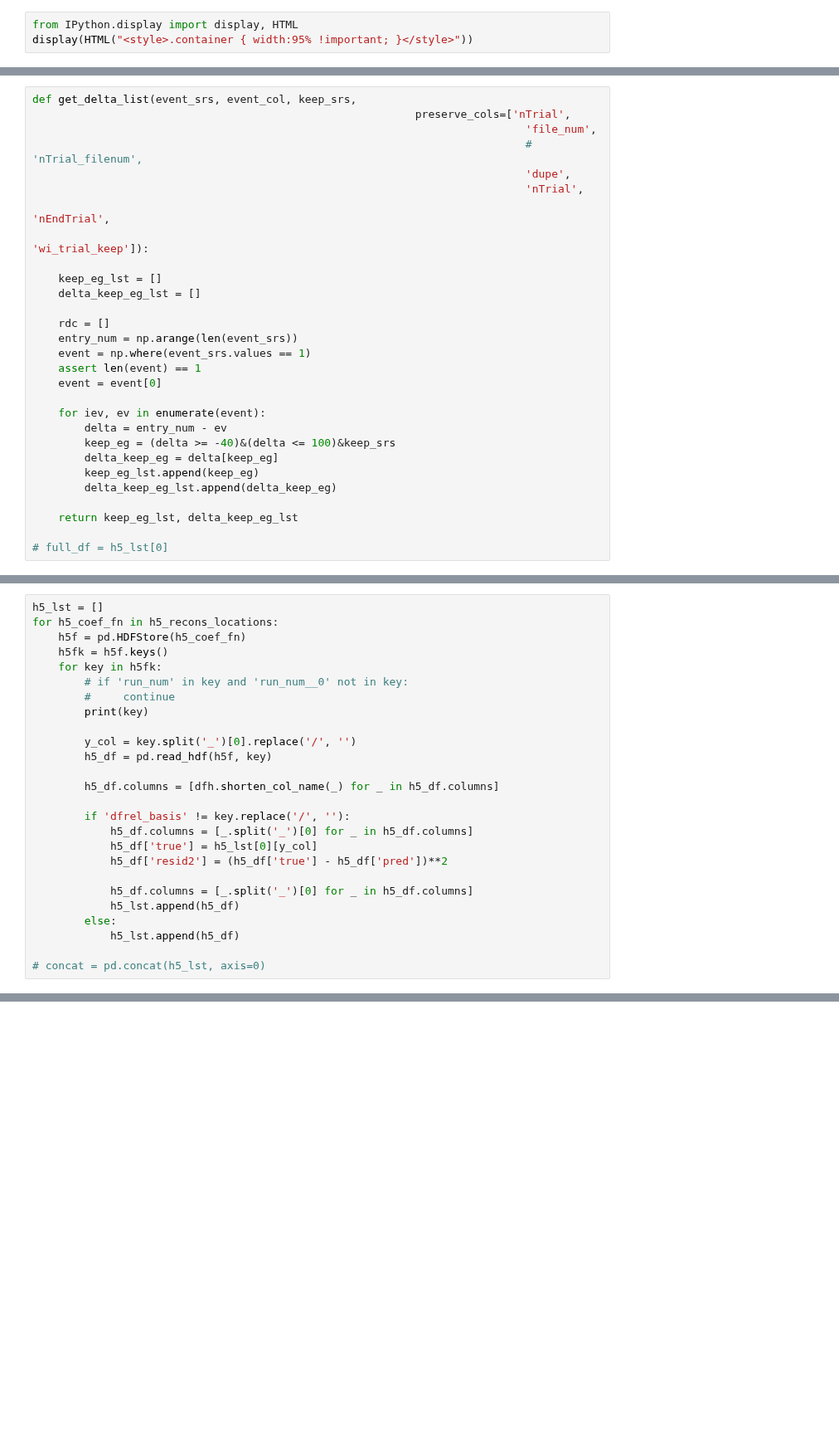
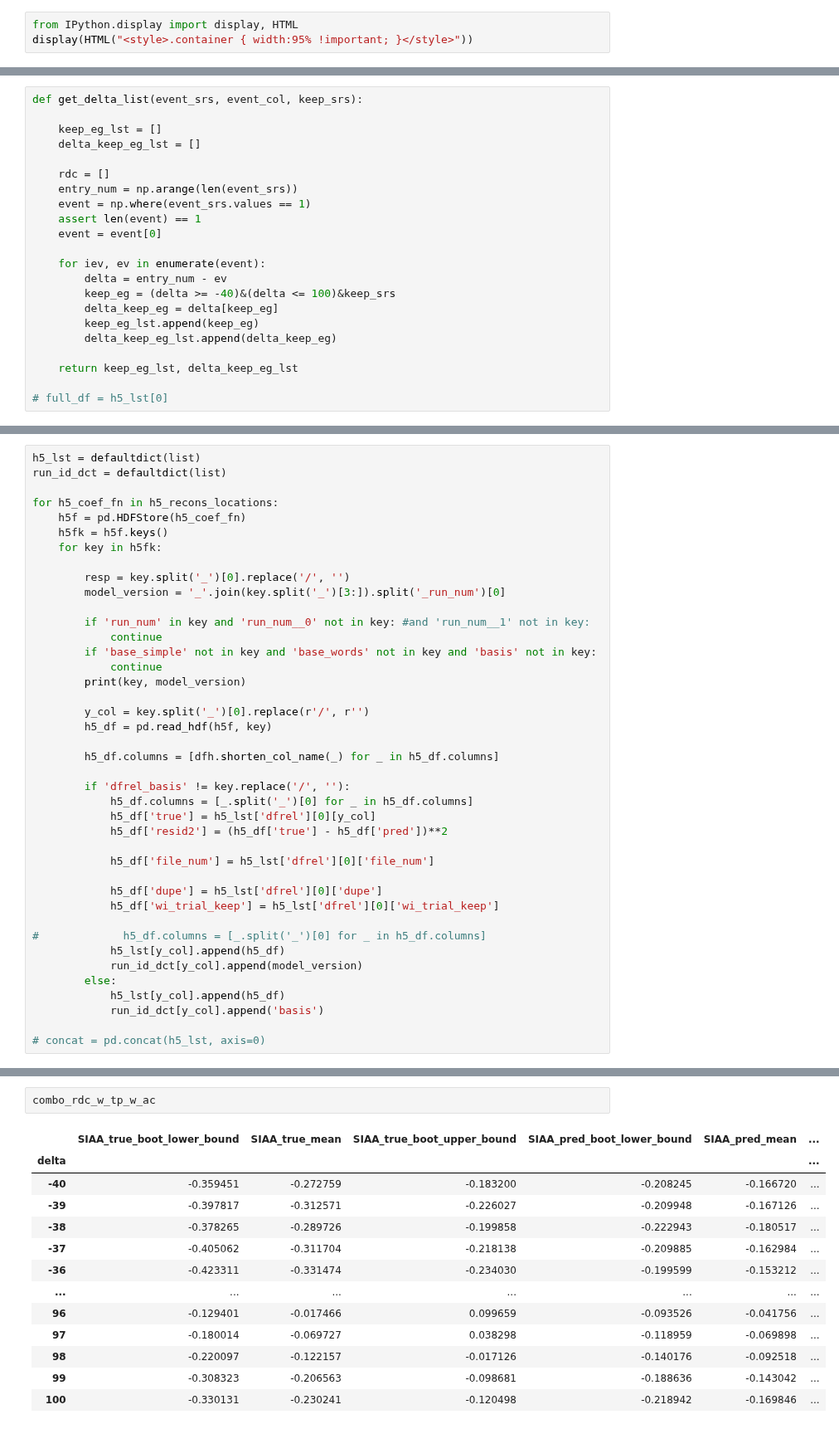
Before and after one commit to kimerein/sabatinilab-glm, a Jupyter notebook: sglm/notebooks/scratch_pad/a-14-pulling-h5-reconstruct.ipynb, the cells around one changed output, grey strips where cells are left out. Shown at 83% size. Cells and saved outputs as stored; diff of their text form; blank space fills up the shorter version.

```diff
--- a/sglm/notebooks/scratch_pad/a-14-pulling-h5-reconstruct.ipynb
+++ b/sglm/notebooks/scratch_pad/a-14-pulling-h5-reconstruct.ipynb
@@ -64,14 +67,7 @@ base_keys = list({
 shortened_keys = [dfh.shorten_col_name(_) for _ in base_keys]
 # base_keys
 # %%
-def get_delta_list(event_srs, event_col, keep_srs,
-                                                           preserve_cols=['nTrial',
-                                                                            'file_num',
-                                                                            # 'nTrial_filenum',
-                                                                            'dupe',
-                                                                            'nTrial',
-                                                                            'nEndTrial',
-                                                                            'wi_trial_keep']):
+def get_delta_list(event_srs, event_col, keep_srs):
 
     keep_eg_lst = []
     delta_keep_eg_lst = []
@@ -159,29 +155,44 @@ def get_delta_list(event_srs, event_col, keep_srs,
 #             reconstruction_data_list.append(rtup)
 #             print(reconstruction_data_list[-1])
 # %%
-h5_lst = []
+h5_lst = defaultdict(list)
+run_id_dct = defaultdict(list)
+
 for h5_coef_fn in h5_recons_locations:
     h5f = pd.HDFStore(h5_coef_fn)
     h5fk = h5f.keys()
     for key in h5fk:
-        # if 'run_num' in key and 'run_num__0' not in key:
-        #     continue
-        print(key)
 
-        y_col = key.split('_')[0].replace('/', '')
+        resp = key.split('_')[0].replace('/', '')
+        model_version = '_'.join(key.split('_')[3:]).split('_run_num')[0]
+
+        if 'run_num' in key and 'run_num__0' not in key: #and 'run_num__1' not in key:
+            continue
+        if 'base_simple' not in key and 'base_words' not in key and 'basis' not in key:
+            continue
+        print(key, model_version)
+
+        y_col = key.split('_')[0].replace(r'/', r'')
         h5_df = pd.read_hdf(h5f, key)
 
         h5_df.columns = [dfh.shorten_col_name(_) for _ in h5_df.columns]
 
         if 'dfrel_basis' != key.replace('/', ''):
             h5_df.columns = [_.split('_')[0] for _ in h5_df.columns]
-            h5_df['true'] = h5_lst[0][y_col]
+            h5_df['true'] = h5_lst['dfrel'][0][y_col]
             h5_df['resid2'] = (h5_df['true'] - h5_df['pred'])**2
 
-            h5_df.columns = [_.split('_')[0] for _ in h5_df.columns]
-            h5_lst.append(h5_df)
+            h5_df['file_num'] = h5_lst['dfrel'][0]['file_num']
+
+            h5_df['dupe'] = h5_lst['dfrel'][0]['dupe']
+            h5_df['wi_trial_keep'] = h5_lst['dfrel'][0]['wi_trial_keep']
+
+#             h5_df.columns = [_.split('_')[0] for _ in h5_df.columns]
+            h5_lst[y_col].append(h5_df)
+            run_id_dct[y_col].append(model_version)
         else:
-            h5_lst.append(h5_df)
+            h5_lst[y_col].append(h5_df)
+            run_id_dct[y_col].append('basis')
 
 # concat = pd.concat(h5_lst, axis=0)
 # %% [output]
@@ -418,0 +342,16 @@ keys dict_keys(['true', 'pred'])
+# %%
+combo_rdc_w_tp_w_ac
+# %% [output]
+|  | SIAA_true_boot_lower_bound | SIAA_true_mean | SIAA_true_boot_upper_bound | SIAA_pred_boot_lower_bound | SIAA_pred_mean | ... |
+| delta |  |  |  |  |  | ... |
+| -40 | -0.359451 | -0.272759 | -0.183200 | -0.208245 | -0.166720 | ... |
+| -39 | -0.397817 | -0.312571 | -0.226027 | -0.209948 | -0.167126 | ... |
+| -38 | -0.378265 | -0.289726 | -0.199858 | -0.222943 | -0.180517 | ... |
+| -37 | -0.405062 | -0.311704 | -0.218138 | -0.209885 | -0.162984 | ... |
+| -36 | -0.423311 | -0.331474 | -0.234030 | -0.199599 | -0.153212 | ... |
+| ... | ... | ... | ... | ... | ... | ... |
+| 96 | -0.129401 | -0.017466 | 0.099659 | -0.093526 | -0.041756 | ... |
+| 97 | -0.180014 | -0.069727 | 0.038298 | -0.118959 | -0.069898 | ... |
+| 98 | -0.220097 | -0.122157 | -0.017126 | -0.140176 | -0.092518 | ... |
+| 99 | -0.308323 | -0.206563 | -0.098681 | -0.188636 | -0.143042 | ... |
+| 100 | -0.330131 | -0.230241 | -0.120498 | -0.218942 | -0.169846 | ... |
```
Also changed, not shown: parts of 12 cells of this notebook, 2 other files.
